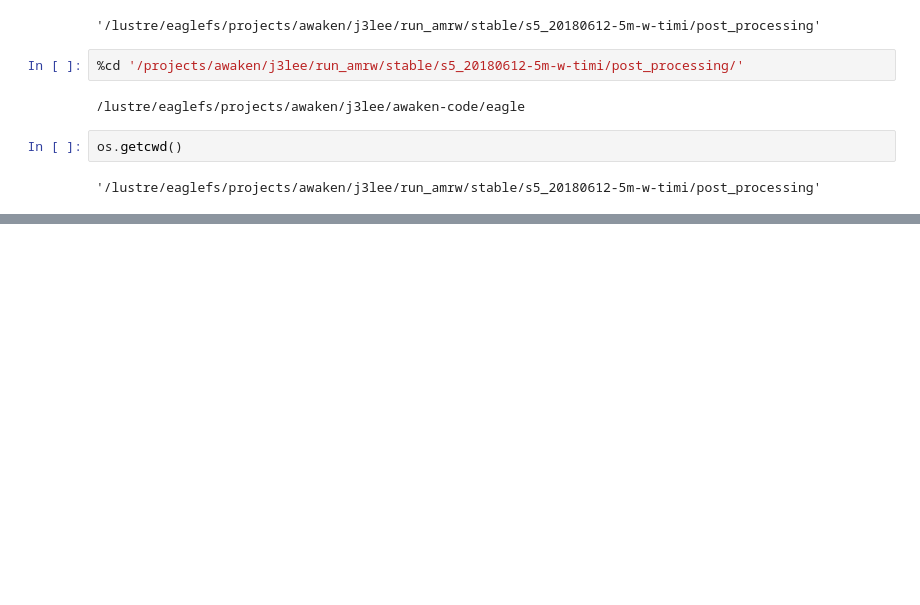
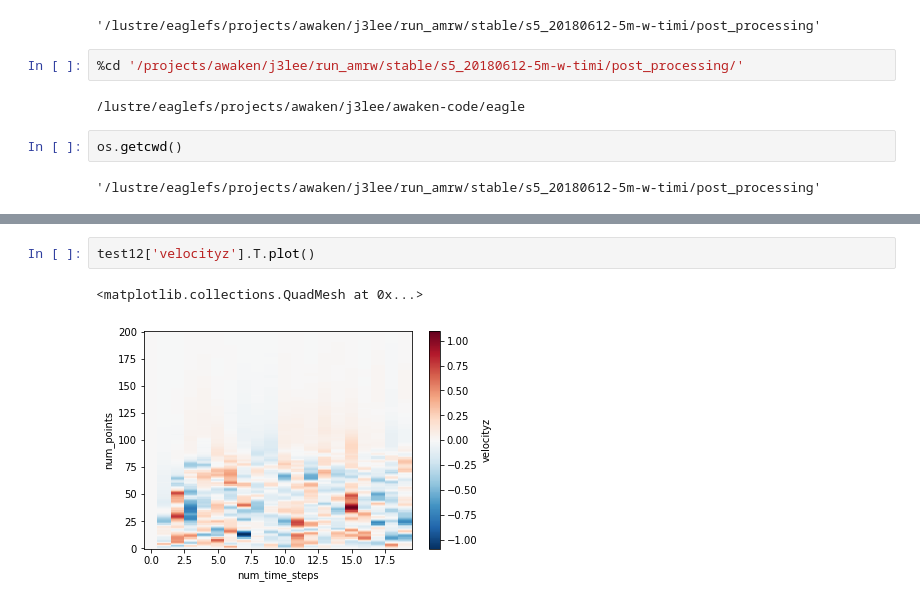
Before and after one commit to joejoeyjoseph/awaken-code, a Jupyter notebook: eagle/04_tower.ipynb, the cells around one changed output, grey strips where cells are left out. Drawn from its saved outputs; the diff is of its cells as text; blank space fills up the shorter version.

```diff
--- a/eagle/04_tower.ipynb
+++ b/eagle/04_tower.ipynb
@@ -534,0 +621,5 @@ os.getcwd()
+# %%
+test12['velocityz'].T.plot()
+# %% [output]
+<matplotlib.collections.QuadMesh at 0x...>
+[figure, added]
```
Also changed, not shown: parts of 11 cells of this notebook.
